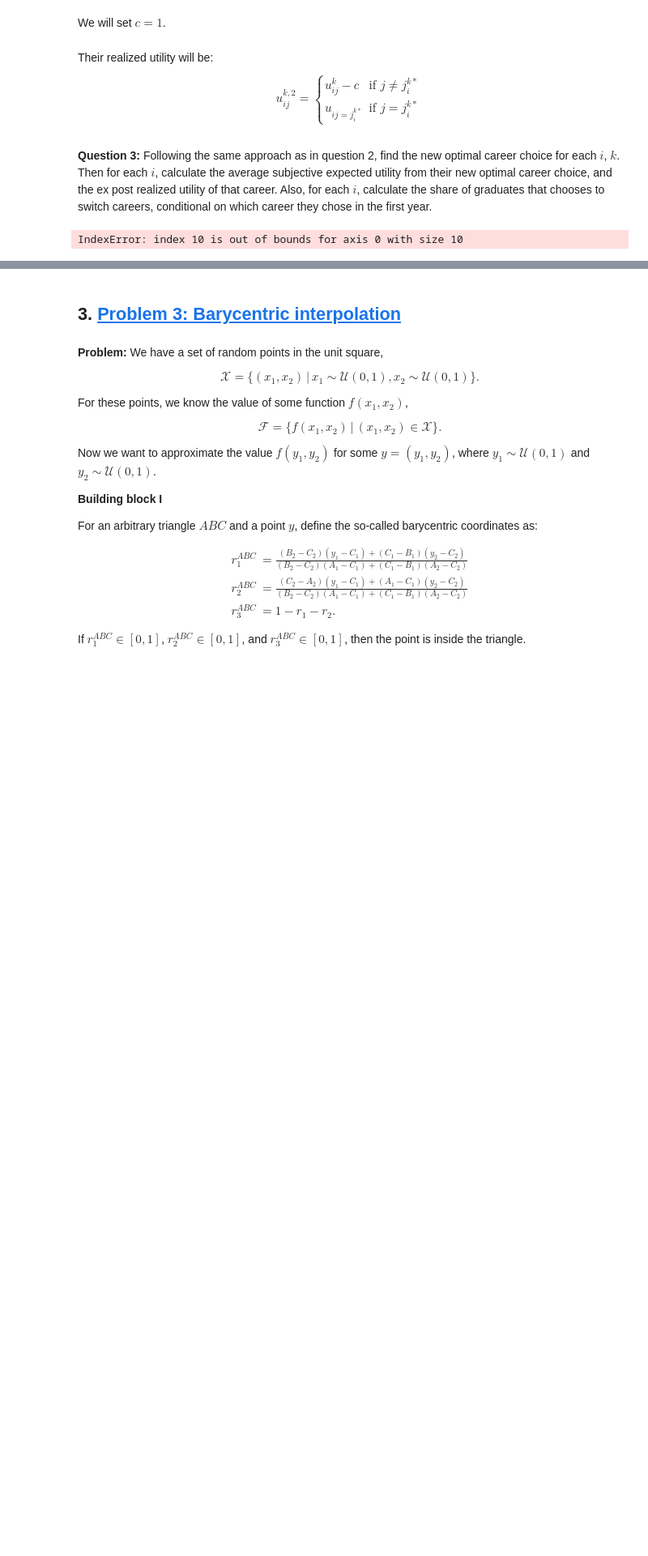
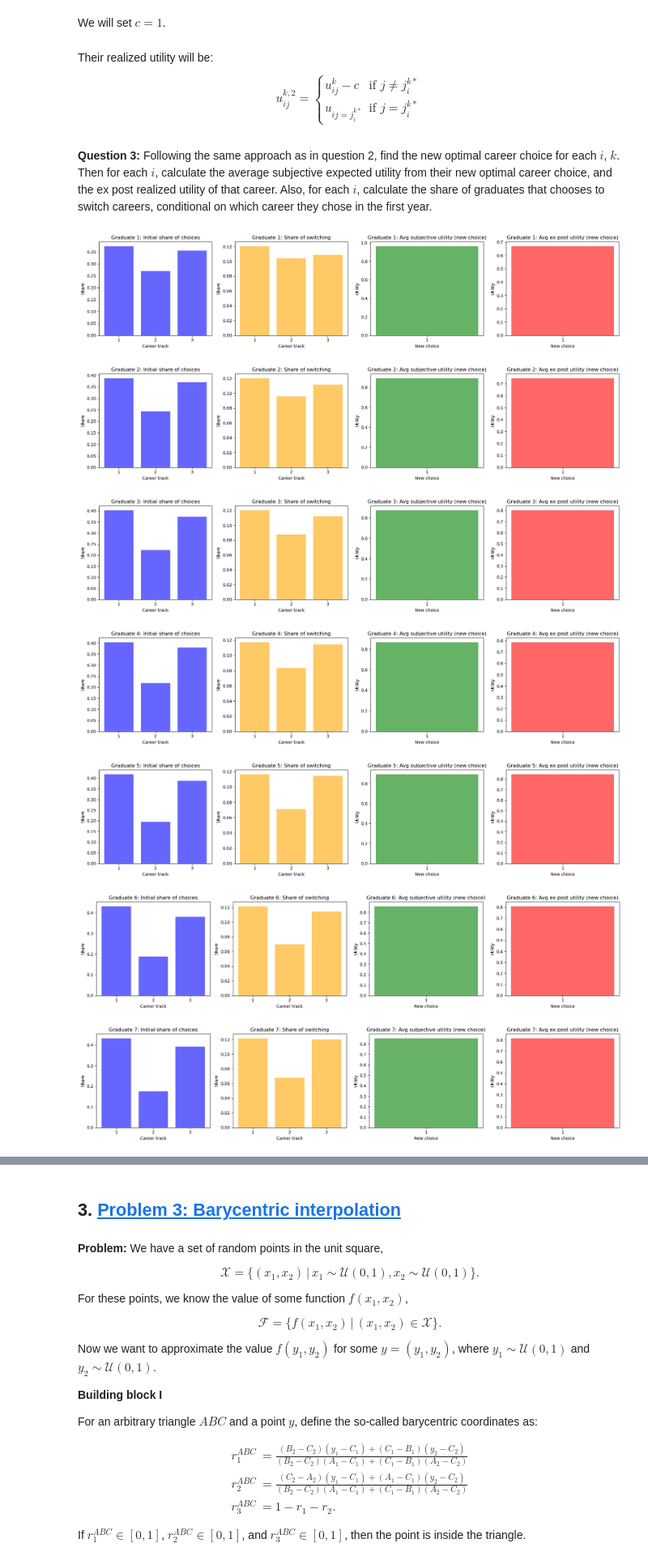
Before and after one commit to NumEconCopenhagen/projects-2024-hwee-oscar-thomas, a Jupyter notebook: examproject/exam_2024.ipynb, the cells around one changed output, grey strips where cells are left out. Shown at 81% size. Drawn from its saved outputs; the diff is of its cells as text; code cells hidden in the pictures; blank space fills up the shorter version.

```diff
--- a/examproject/exam_2024.ipynb
+++ b/examproject/exam_2024.ipynb
@@ -565,6 +567,7 @@ initial_subjective_expected_utilities = np.zeros((par.N, par.K))
 initial_ex_post_realised_utilities = np.zeros((par.N, par.K))
 new_subjective_expected_utilities = np.zeros((par.N, par.K))
 new_ex_post_realised_utilities = np.zeros((par.N, par.K))
+switch_bool = np.zeros((par.N, par.K), dtype=bool)
 vj = np.random.rand(par.J) # Randomly generate a value between 0 and 1 for the true utility for each career track
 
 for i in range(1, par.N + 1):
@@ -573,7 +576,10 @@ for i in range(1, par.N + 1):
 
     for k in range(par.K):
         # Draw friends' noise terms
-        friends_noise_terms = np.random.normal(0,par.sigma, size = (Fi, par.J))
+        friends_noise_terms = np.random.normal(0, par.sigma, size = (Fi, par.J))
+
+        # Calculate prior expected utility for each career track j
+        prior_expected_utilities = vj + np.mean(friends_noise_terms, axis=0)
 
         # Determine initial career choice with maximum prior expected utility
         chosen_index = np.argmax(prior_expected_utilities)
@@ -584,7 +590,7 @@ for i in range(1, par.N + 1):
 
         # Draw individual's noise term
         own_noise_term = np.random.normal(0, par.sigma, size = par.J)
-        initial_ex_post_realised_utilities[k] = vj[chosen_index] + own_noise_term[chosen_index]
+        initial_ex_post_realised_utilities[i - 1, k] = vj[chosen_index] + own_noise_term[chosen_index]
 
         # Calculate new prior expected utility from new optimal career choice
         new_prior_expected_utilities = prior_expected_utilities.copy()
@@ -604,6 +610,9 @@ for i in range(1, par.N + 1):
         else:
             new_ex_post_realised_utilities[i - 1, k] = vj[new_chosen_index] + own_noise_term[new_chosen_index] - par.c
 
+        # Record if the graduate switched careers
+        switch_bool[i - 1, k] = (new_chosen_index != chosen_index)
+
 # Calculate average subjective expected utilities, and ex post realised utilities of new optimal career choice
 new_average_subjective_expected_utilities = np.mean(new_subjective_expected_utilities, axis=1)
 new_average_ex_post_realised_utilities = np.mean(new_ex_post_realised_utilities, axis=1)
@@ -612,7 +621,8 @@ new_average_ex_post_realised_utilities = np.mean(new_ex_post_realised_utilities,
 switching_share = np.zeros((par.N, par.J))
 for i in range(par.N):
     for j in range(par.J):
-        switching_share[i, j] = np.mean((initial_choices[i, :] == j) & (new_choices[i, :] != j))
+        switching_share[i, j] = np.mean((initial_choices[i, :] == j) & switch_bool[i, :])
+
 
 # Visualise the results using bar charts
 career_tracks = np.arange(1, par.J + 1)
@@ -621,37 +631,62 @@ for i in range(par.N):
 
     # Share of graduates choosing each career initially
     plt.subplot(1, 4, 1)
-    plt.bar(career_tracks, [np.mean(initial_choices[i, :] == j) for j in range(J)], color='b', alpha=0.6)
+    plt.bar(career_tracks, [np.mean(initial_choices[i, :] == j) for j in range(par.J)], color='b', alpha=0.6)
     plt.title(f'Graduate {i + 1}: Initial share of choices')
     plt.xlabel('Career track')
     plt.ylabel('Share')
     plt.xticks(career_tracks)
 
     # Share of graduates choosing to switch from each initial career
     plt.subplot(1, 4, 2)
     plt.bar(career_tracks, switching_share[i, :], color='orange', alpha=0.6)
     plt.title(f'Graduate {i + 1}: Share of switching')
     plt.xlabel('Career track')
     plt.ylabel('Share')
     plt.xticks(career_tracks)
 
     # Average subjective expected utility of new choice
     plt.subplot(1, 4, 3)
     plt.bar([1], [new_average_subjective_expected_utilities[i]], color='g', alpha=0.6)
     plt.title(f'Graduate {i + 1}: Avg subjective utility (new choice)')
     plt.xlabel('New choice')
     plt.ylabel('Utility')
     plt.xticks([1])
 
     # Average ex post realized utility of new choice
     plt.subplot(1, 4, 4)
     plt.bar([1], [new_average_ex_post_realised_utilities[i]], color='r', alpha=0.6)
     plt.title(f'Graduate {i + 1}: Avg ex post utility (new choice)')
     plt.xlabel('New choice')
     plt.ylabel('Utility')
     plt.xticks([1])
 
     plt.tight_layout()
     plt.show()
+
+# Display calculations in a pandas dataframe
+data = []
+for i in range(par.N):
+    initial_career_distribution = [np.mean(initial_choices[i, :] == j) for j in range(par.J)]
+    switching_shares_list = switching_share[i, :].tolist()
+    data.append([i + 1] + initial_career_distribution + switching_shares_list +
+                [new_average_subjective_expected_utilities[i], new_average_ex_post_realised_utilities[i]])
+
+# Define column headers
+columns = ["Graduate Type"] + \
+          [f"Initial Choice Share (Career {j + 1})" for j in range(par.J)] + \
+          [f"Switching Share (Initial Career {j + 1})" for j in range(par.J)] + \
+          ["Avg Subjective Utility (New Choice)", "Avg Ex Post Utility (New Choice)"]
+
+# Create DataFrame
+df = pd.DataFrame(data, columns=columns)
+
+df
 # %% [output]
-IndexError: index 10 is out of bounds for axis 0 with size 10
+[figure, added]
+[figure, added]
+[figure, added]
+[figure, added]
+[figure, added]
+[figure, added]
+[figure, added]
```
Also changed, not shown: parts of 2 cells of this notebook.
